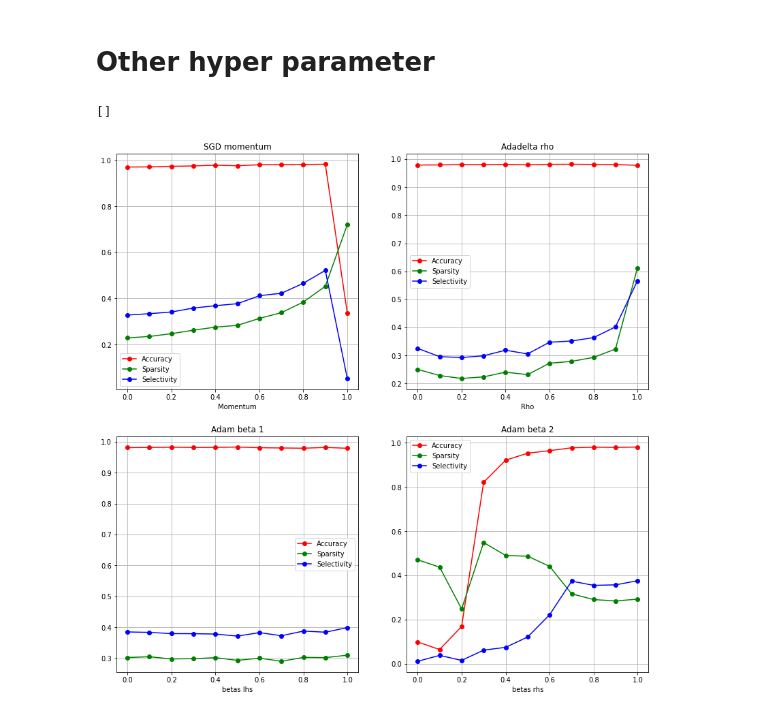
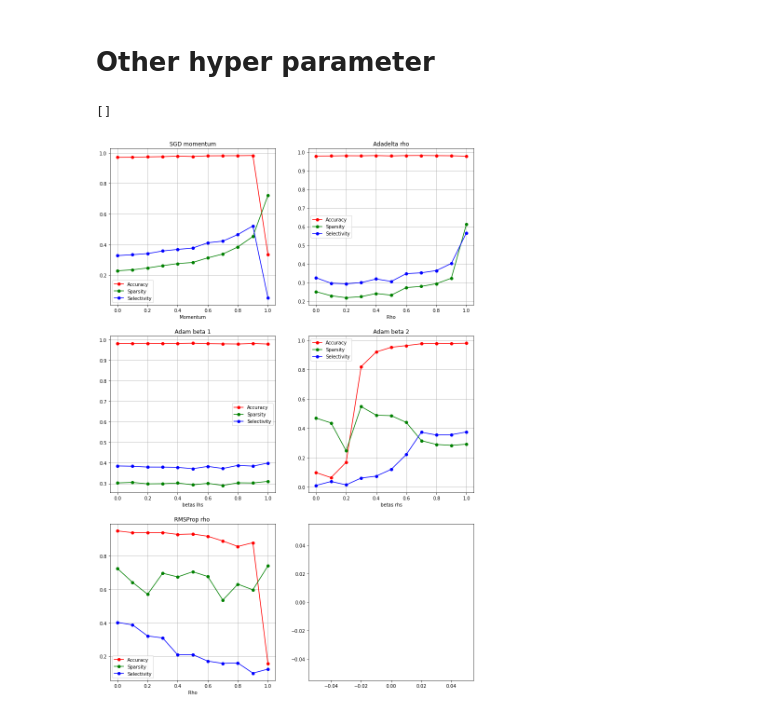
Before and after one commit to 7201krap/COMS30045_Individual-Project, a Jupyter notebook: FINAL/Graphs/data_hyper/sparsity_selectivity_graph.ipynb, the cells around one changed output. Cells and saved outputs as stored; diff of their text form; code cells hidden in the pictures.

Commit message:
added graphs

```diff
--- a/FINAL/Graphs/data_hyper/sparsity_selectivity_graph.ipynb
+++ b/FINAL/Graphs/data_hyper/sparsity_selectivity_graph.ipynb
@@ -138,6 +138,10 @@ adam_beta_lhs_sele = selectivity_val_extractor('sparsity_selectivity_Adam_betas_
 adam_beta_rhs_test = test_val_extractor('sparsity_selectivity_Adam_betas_rhs.txt')
 adam_beta_rhs_spar = sparsity_val_extractor('sparsity_selectivity_Adam_betas_rhs.txt')
 adam_beta_rhs_sele = selectivity_val_extractor('sparsity_selectivity_Adam_betas_rhs.txt')
+
+rmsprop_test = test_val_extractor('sparsity_selectivity_rmsprop_rho.txt')
+rmsprop_spar = sparsity_val_extractor('sparsity_selectivity_rmsprop_rho.txt')
+rmsprop_sele = selectivity_val_extractor('sparsity_selectivity_rmsprop_rho.txt')
 # %%
 len(sgd_wd_test)
 # %% [output]
@@ -253,7 +257,7 @@ plt.plot()
 # %% [markdown]
 # Other hyper parameter
 # %%
-fig, ((ax1, ax2), (ax3, ax4)) = plt.subplots(2, 2, figsize=(14, 14))
+fig, ((ax1, ax2), (ax3, ax4), (ax5, ax6)) = plt.subplots(3, 2, figsize=(14, 21))
 
 # sgd
 ax1.plot(momentum, sgd_mome_test, label='Accuracy', marker='o' ,c='red')
@@ -271,31 +275,41 @@ ax3.plot(betas_lhs, adam_beta_lhs_spar, label='Sparsity', marker='o' ,c='green')
 ax3.plot(betas_lhs, adam_beta_lhs_sele[0], label='Selectivity', marker='o' ,c='blue')
 
 # adam
 ax4.plot(betas_rhs, adam_beta_rhs_test, label='Accuracy', marker='o' ,c='red')
 ax4.plot(betas_rhs, adam_beta_rhs_spar, label='Sparsity', marker='o' ,c='green')
 ax4.plot(betas_rhs, adam_beta_rhs_sele[0], label='Selectivity', marker='o' ,c='blue')
 
+# rms prop
+ax5.plot(momentum, rmsprop_test, label='Accuracy', marker='o' ,c='red')
+ax5.plot(momentum, rmsprop_spar, label='Sparsity', marker='o' ,c='green')
+ax5.plot(momentum, rmsprop_sele[0], label='Selectivity', marker='o' ,c='blue')
+
+
 ax1.legend()
 ax2.legend()
 ax3.legend()
 ax4.legend()
+ax5.legend()
 
 ax1.grid()
 ax2.grid()
 ax3.grid()
 ax4.grid()
+ax5.grid()
 
 ax1.set_title('SGD momentum')
 ax2.set_title('Adadelta rho')
 ax3.set_title('Adam beta 1')
 ax4.set_title('Adam beta 2')
+ax5.set_title('RMSProp rho ')
 
 ax1.set_xlabel('Momentum')
 ax2.set_xlabel('Rho')
 ax3.set_xlabel('betas lhs')
 ax4.set_xlabel('betas rhs')
+ax5.set_xlabel('Rho')
 
 plt.plot()
 # %% [output]
 []
-[figure, old version]
+[figure, new version]
```
Also changed, not shown: parts of 2 cells of this notebook, 6 other files.
